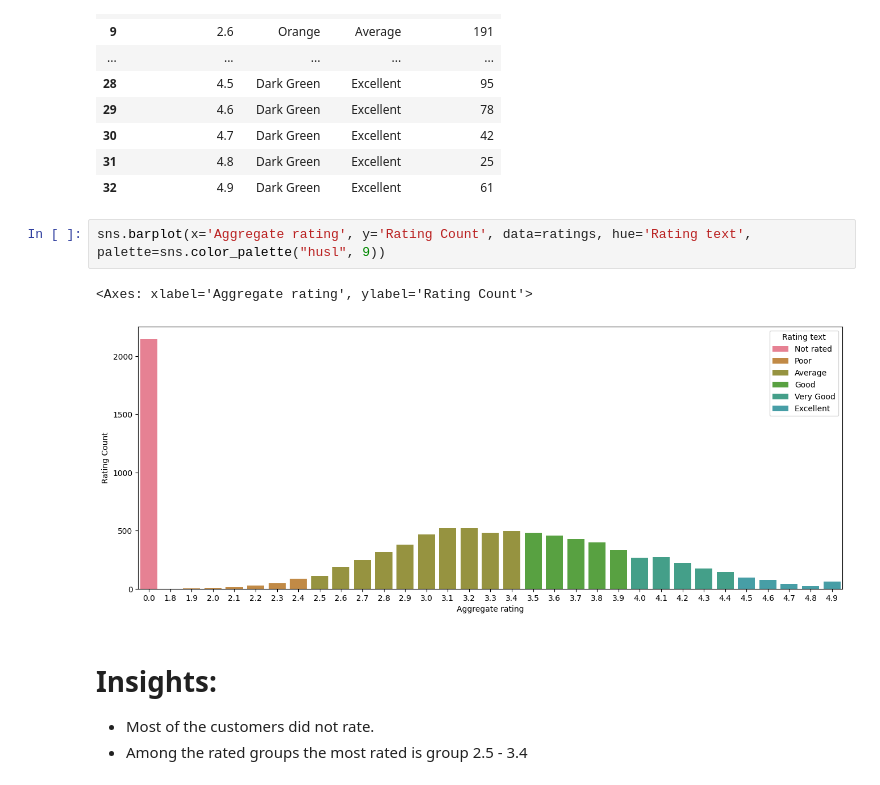
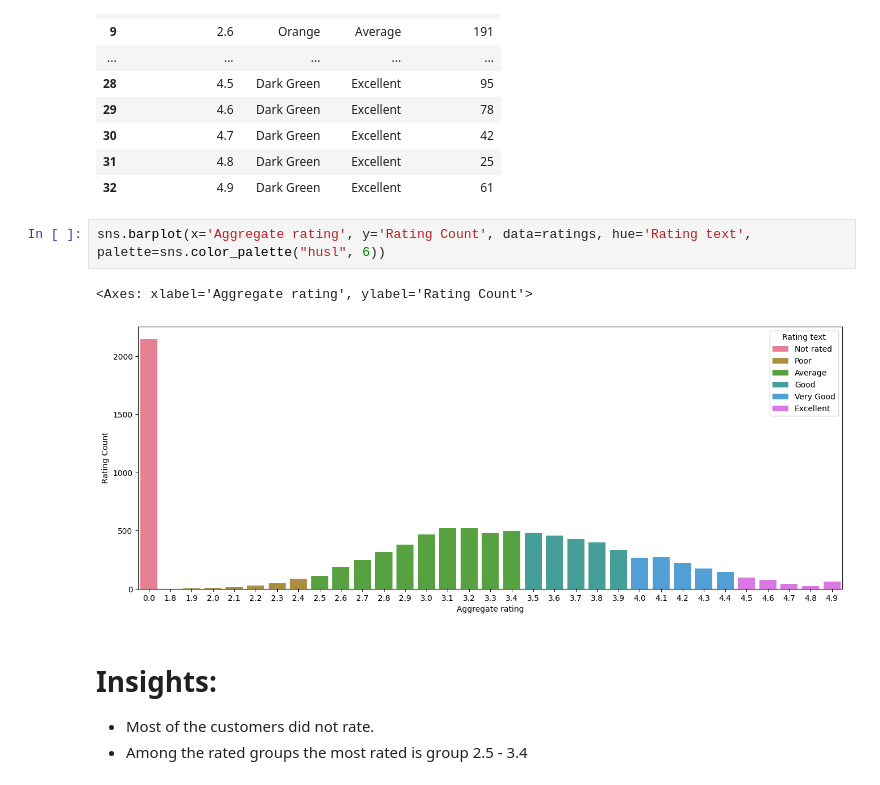
Before and after one commit to arslaan5/Exploratory-data-analysis, a Jupyter notebook: Zomato/zomato_eda.ipynb, the cells around one changed output. Saved outputs shown, nothing was run; the diff lists cells and outputs as text.

```diff
--- a/Zomato/zomato_eda.ipynb
+++ b/Zomato/zomato_eda.ipynb
@@ -184,10 +184,10 @@ ratings
 | 31 | 4.8 | Dark Green | Excellent | 25 |
 | 32 | 4.9 | Dark Green | Excellent | 61 |
 # %%
-sns.barplot(x='Aggregate rating', y='Rating Count', data=ratings, hue='Rating text', palette=sns.color_palette("husl", 9))
+sns.barplot(x='Aggregate rating', y='Rating Count', data=ratings, hue='Rating text', palette=sns.color_palette("husl", 6))
 # %% [output]
 <Axes: xlabel='Aggregate rating', ylabel='Rating Count'>
-[figure, old version]
+[figure, new version]
 # %% [markdown]
 # Insights:
 
```
